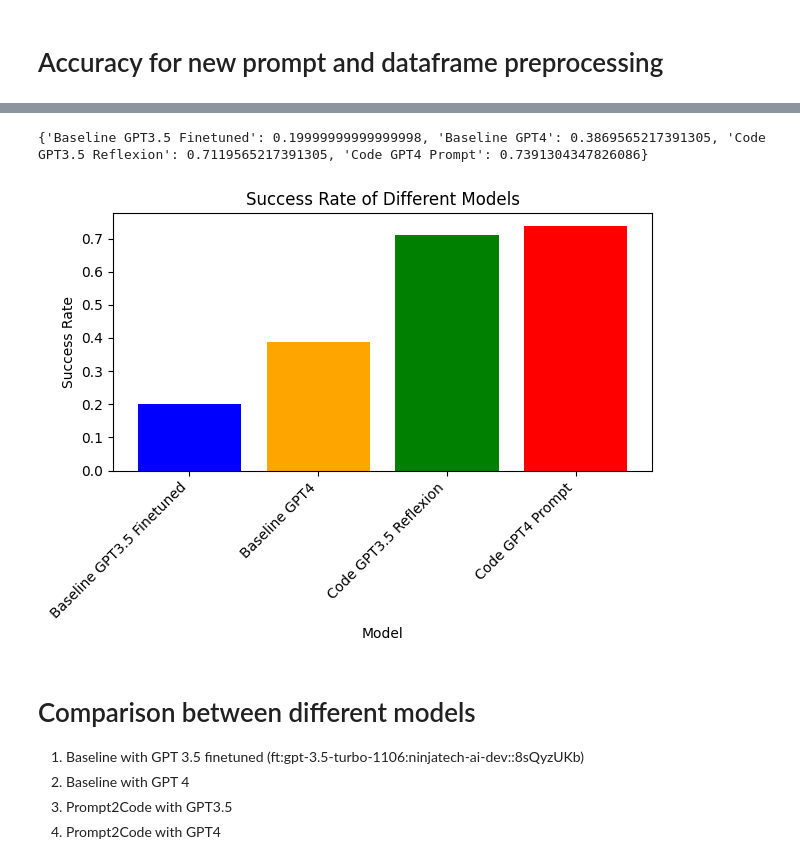
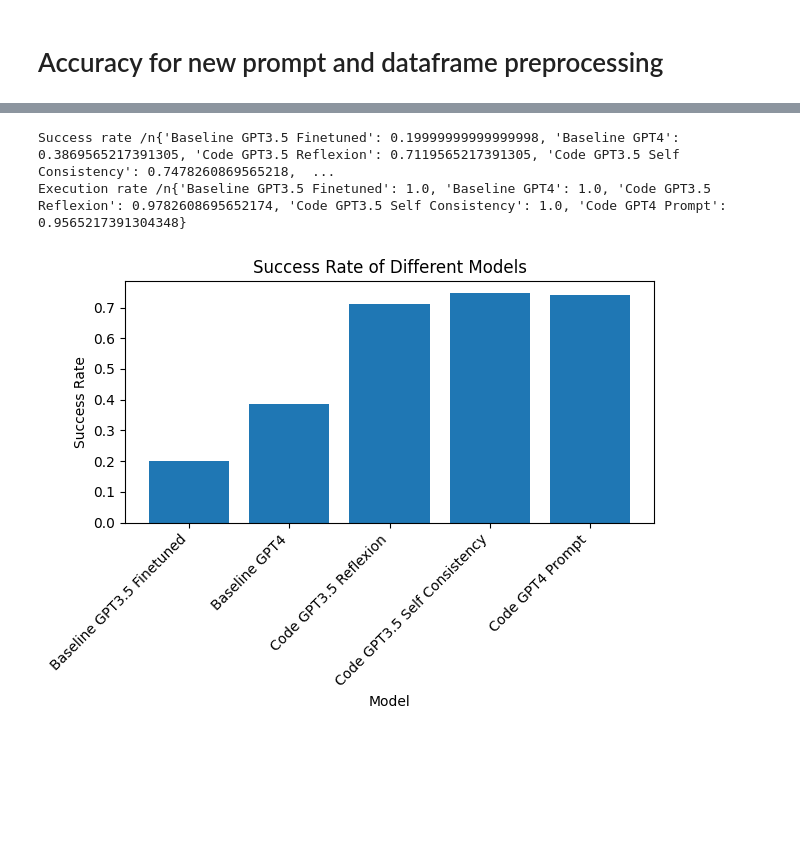
Before and after one commit to Tianyu-Liu11/CalenderTest, a Jupyter notebook: results/result_analysis.ipynb, the cells around one changed output, grey strips where cells are left out. Drawn from its saved outputs; the diff is of its cells as text; code cells hidden in the pictures; blank space fills up the shorter version.

Commit message:
Update the self consistency

```diff
--- a/results/result_analysis.ipynb
+++ b/results/result_analysis.ipynb
@@ -13,6 +20,6 @@ import numpy as np
 # %%
 
-# Define the datasets
+# Define the datasets - 5 times experiment
 
 result_baseline_with_GPT3_5_finetuned = [
     {'success': 12, 'wrong_answer': 34, 'error': 0},
@@ -35,8 +42,16 @@ result_prompt_GPT3_5_reflexion = [
     {'success': 30, 'wrong_answer': 16, 'error': 0},
     {'success': 31, 'wrong_answer': 13, 'error': 2},
     {'success': 35, 'wrong_answer': 10, 'error': 1}
+]
 
+result_prompt_GPT3_5_self_consistency = [
+    {'success': 34, 'wrong_answer': 12, 'error': 0},
+    {'success': 36, 'wrong_answer': 10, 'error': 0},
+    {'success': 36, 'wrong_answer': 10, 'error': 0},
+    {'success': 32, 'wrong_answer': 14, 'error': 0},
+    {'success': 34, 'wrong_answer': 12, 'error': 0}
 ]
+
 
 # 1 * 46
 result_prompt_GPT4 = [
@@ -49,44 +64,62 @@ result_prompt_GPT4 = [
 def calculate_average_rates(result_list):
     total_records = len(result_list)
     if total_records == 0:
         return 0, 0
     total_questions = sum(result_list[0].values())
     success_sum = sum(result['success'] for result in result_list)
     error_sum = sum(result['error'] for result in result_list)
     average_success_rate = success_sum / total_records/total_questions
     average_exec_rate = 1- error_sum / total_records/total_questions
     return average_success_rate, average_exec_rate
 
 success_baseline_GPT3_5, execution_baseline_GPT3_5 = calculate_average_rates(result_baseline_with_GPT3_5_finetuned)
 success_baseline_with_GPT4, execution_baseline_with_GPT4 = calculate_average_rates(result_baseline_with_GPT4)
 success_code_GPT3_5_reflexion, execution_code_GPT3_5_reflexion = calculate_average_rates(result_prompt_GPT3_5_reflexion)
+success_code_GPT3_5_self_consistency, execution_code_GPT3_5_self_consistency = calculate_average_rates(result_prompt_GPT3_5_self_consistency)
 success_code_GPT4, execution_code_GPT4 = calculate_average_rates(result_prompt_GPT4)
 
 
 # Calculate success rates for each model
 success_rates = {
-    "Baseline GPT3.5 Finetuned": success_baseline_GPT3_5,
-    "Baseline GPT4":             success_baseline_with_GPT4,
-    "Code GPT3.5 Reflexion":     success_code_GPT3_5_reflexion,
-    "Code GPT4 Prompt":          success_code_GPT4
+    "Baseline GPT3.5 Finetuned":        success_baseline_GPT3_5,
+    "Baseline GPT4":                    success_baseline_with_GPT4,
+    "Code GPT3.5 Reflexion":            success_code_GPT3_5_reflexion,
+    "Code GPT3.5 Self Consistency":     success_code_GPT3_5_self_consistency,
+    "Code GPT4 Prompt":                 success_code_GPT4
 }
 
-print(success_rates)
+execution_rates = {
+    "Baseline GPT3.5 Finetuned":        execution_baseline_GPT3_5,
+    "Baseline GPT4":                    execution_baseline_with_GPT4,
+    "Code GPT3.5 Reflexion":            execution_code_GPT3_5_reflexion,
+    "Code GPT3.5 Self Consistency":     execution_code_GPT3_5_self_consistency,
+    "Code GPT4 Prompt":                 execution_code_GPT4
+
+
+}
+
+print(f"""Success rate /n{success_rates}""")
+print(f"""Execution rate /n{execution_rates}""")
 
 # Plot the histogram
-plt.bar(success_rates.keys(), success_rates.values(), color=['blue', 'orange', 'green', 'red'])
+# , color=['blue', 'orange', 'green', 'red']
+plt.bar(success_rates.keys(), success_rates.values())
 plt.xlabel('Model')
 plt.ylabel('Success Rate')
 plt.title('Success Rate of Different Models')
 plt.xticks(rotation=45, ha='right')
 plt.tight_layout()
 plt.show()
+
+# , color=['blue', 'orange', 'green', 'red']
+# plt.bar(execution_rates.keys(), execution_rates.values())
+# plt.xlabel('Model')
+# plt.ylabel('Execution Rate')
+# plt.title('Execution Rate of Different Models')
+# plt.xticks(rotation=45, ha='right')
+# plt.tight_layout()
+# plt.show()
 # %% [output]
-{'Baseline GPT3.5 Finetuned': 0.19999999999999998, 'Baseline GPT4': 0.3869565217391305, 'Code GPT3.5 Reflexion': 0.7119565217391305, 'Code GPT4 Prompt': 0.7391304347826086}
+Success rate /n{'Baseline GPT3.5 Finetuned': 0.19999999999999998, 'Baseline GPT4': 0.3869565217391305, 'Code GPT3.5 Reflexion': 0.7119565217391305, 'Code GPT3.5 Self Consistency': 0.7478260869565218,  ...
+Execution rate /n{'Baseline GPT3.5 Finetuned': 1.0, 'Baseline GPT4': 1.0, 'Code GPT3.5 Reflexion': 0.9782608695652174, 'Code GPT3.5 Self Consistency': 1.0, 'Code GPT4 Prompt': 0.9565217391304348}
-[figure, old version]
+[figure, new version]
-# %% [markdown]
-# Comparison between different models
-1. Baseline with GPT 3.5 finetuned (ft:gpt-3.5-turbo-1106:ninjatech-ai-dev::8sQyzUKb)
-2. Baseline with GPT 4
-3. Prompt2Code with GPT3.5
-4. Prompt2Code with GPT4
```
Also changed, not shown: parts of 4 cells of this notebook, 8 other files.
